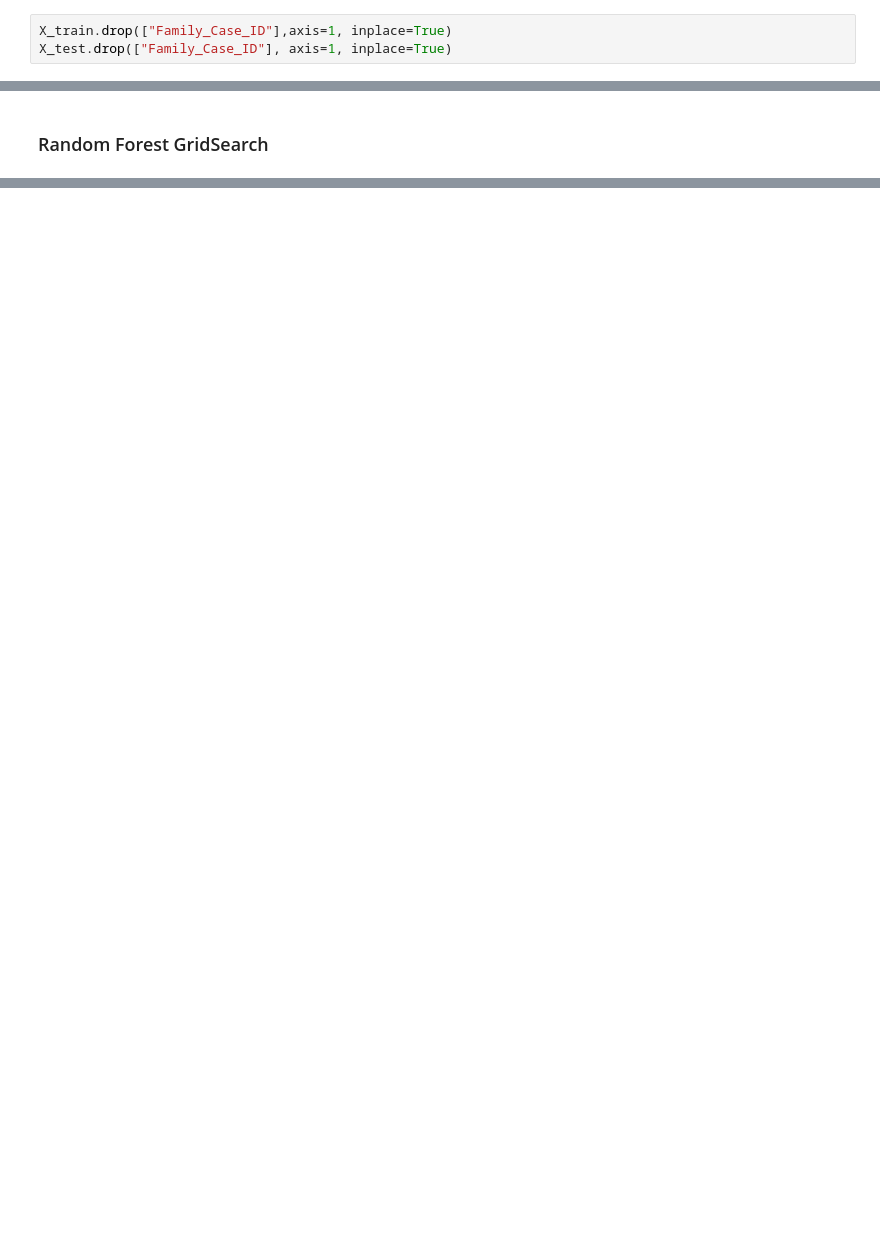
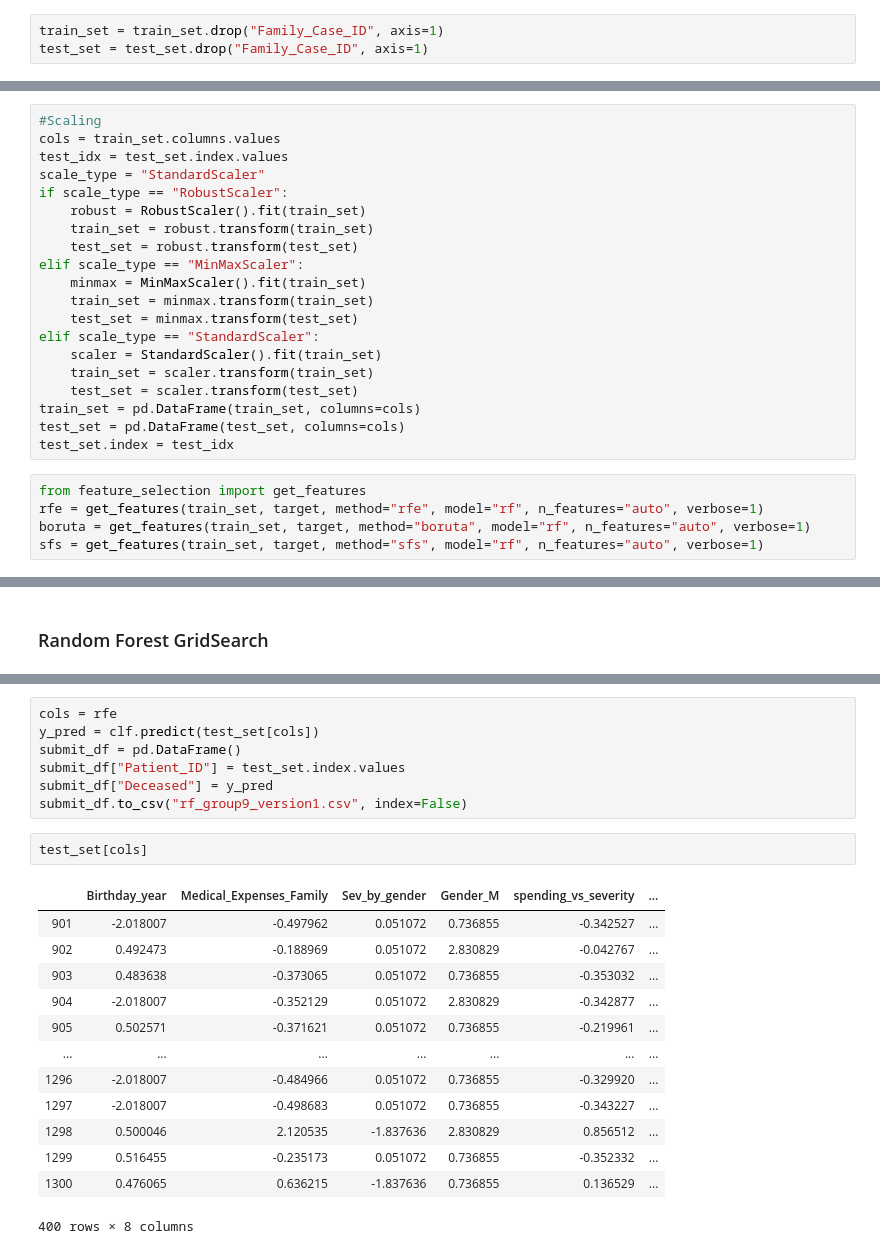
Before and after one commit to mrmachatschek/pandemic_survival_prediction, a Jupyter notebook: main.ipynb, the cells around one changed output, grey strips where cells are left out. Drawn from its saved outputs; the diff is of its cells as text; blank space fills up the shorter version.

```diff
--- a/main.ipynb
+++ b/main.ipynb
@@ -656,3 +696,3 @@ X_train
 # %%
-X_train.drop(["Family_Case_ID"],axis=1, inplace=True)
-X_test.drop(["Family_Case_ID"], axis=1, inplace=True)
+train_set = train_set.drop("Family_Case_ID", axis=1)
+test_set = test_set.drop("Family_Case_ID", axis=1)
@@ -706,0 +699,25 @@ Fitting 5 folds for each of 162 candidates, totalling 810 fits
+# %%
+#Scaling
+cols = train_set.columns.values
+test_idx = test_set.index.values
+scale_type = "StandardScaler"
+if scale_type == "RobustScaler":
+    robust = RobustScaler().fit(train_set)
+    train_set = robust.transform(train_set)
+    test_set = robust.transform(test_set)
+elif scale_type == "MinMaxScaler":
+    minmax = MinMaxScaler().fit(train_set)
+    train_set = minmax.transform(train_set)
+    test_set = minmax.transform(test_set)
+elif scale_type == "StandardScaler":
+    scaler = StandardScaler().fit(train_set)
+    train_set = scaler.transform(train_set)
+    test_set = scaler.transform(test_set)
+train_set = pd.DataFrame(train_set, columns=cols)
+test_set = pd.DataFrame(test_set, columns=cols)
+test_set.index = test_idx
+# %%
+from feature_selection import get_features
+rfe = get_features(train_set, target, method="rfe", model="rf", n_features="auto", verbose=1)
+boruta = get_features(train_set, target, method="boruta", model="rf", n_features="auto", verbose=1)
+sfs = get_features(train_set, target, method="sfs", model="rf", n_features="auto", verbose=1)
@@ -925,0 +862,23 @@ Solution not saved.
+# %%
+cols = rfe
+y_pred = clf.predict(test_set[cols])
+submit_df = pd.DataFrame()
+submit_df["Patient_ID"] = test_set.index.values
+submit_df["Deceased"] = y_pred
+submit_df.to_csv("rf_group9_version1.csv", index=False)
+# %%
+test_set[cols]
+# %% [output]
+|  | Birthday_year | Medical_Expenses_Family | Sev_by_gender | Gender_M | spending_vs_severity | ... |
+| 901 | -2.018007 | -0.497962 | 0.051072 | 0.736855 | -0.342527 | ... |
+| 902 | 0.492473 | -0.188969 | 0.051072 | 2.830829 | -0.042767 | ... |
+| 903 | 0.483638 | -0.373065 | 0.051072 | 0.736855 | -0.353032 | ... |
+| 904 | -2.018007 | -0.352129 | 0.051072 | 2.830829 | -0.342877 | ... |
+| 905 | 0.502571 | -0.371621 | 0.051072 | 0.736855 | -0.219961 | ... |
+| ... | ... | ... | ... | ... | ... | ... |
+| 1296 | -2.018007 | -0.484966 | 0.051072 | 0.736855 | -0.329920 | ... |
+| 1297 | -2.018007 | -0.498683 | 0.051072 | 0.736855 | -0.343227 | ... |
+| 1298 | 0.500046 | 2.120535 | -1.837636 | 2.830829 | 0.856512 | ... |
+| 1299 | 0.516455 | -0.235173 | 0.051072 | 0.736855 | -0.352332 | ... |
+| 1300 | 0.476065 | 0.636215 | -1.837636 | 0.736855 | 0.136529 | ... |
+400 rows × 8 columns
```
Also changed, not shown: parts of 29 cells of this notebook, 8 other files.
